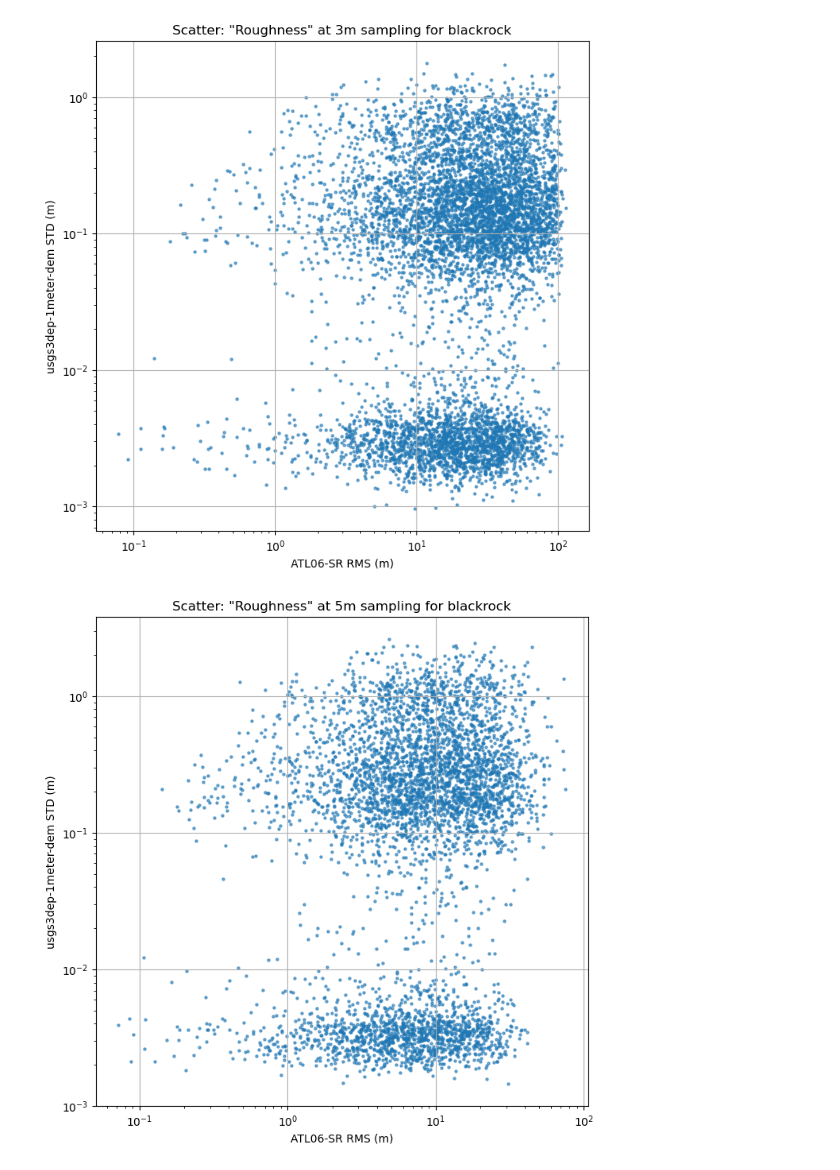
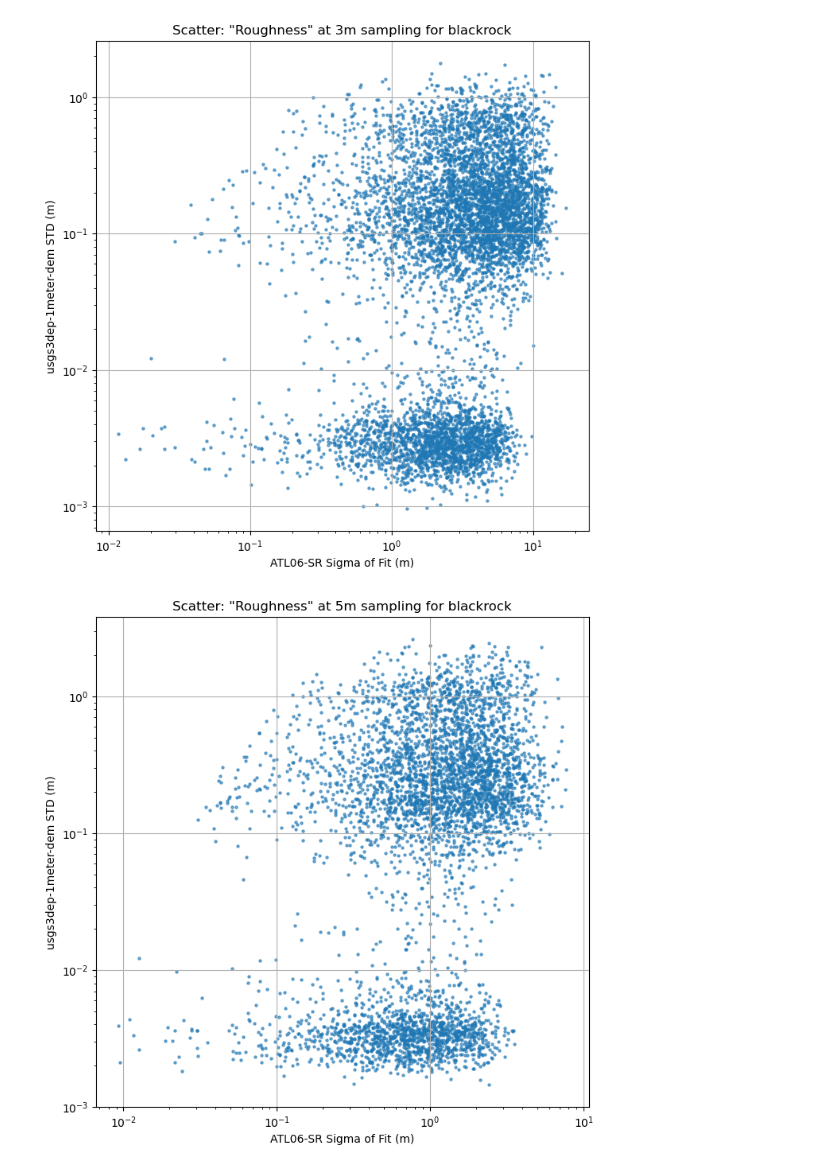
Before and after one commit to ICESAT-2HackWeek/surfit, a Jupyter notebook: contributors/ben/DEM_Comparison_02_plot.ipynb, the cells around one changed output. Saved outputs shown, nothing was run; the diff lists cells and outputs as text; code cells hidden in the pictures.

Commit message:
okay, seriously, here are some interesting plots

```diff
--- a/contributors/ben/DEM_Comparison_02_plot.ipynb
+++ b/contributors/ben/DEM_Comparison_02_plot.ipynb
@@ -64,7 +64,7 @@ for index in range(len(resolutions_of_sampling)):
 
     dist = df['distance']-np.min(df['distance'])
     atl06_h = df.h_mean
-    atl06_rms = df.rms_misfit
+    atl06_sigma = df.h_sigma
 
     # Create the figure and subplots
     fig, axs = plt.subplots(2, 1, figsize=(8, 8))
@@ -76,7 +76,7 @@ for index in range(len(resolutions_of_sampling)):
     axs[0].legend()
 
     # Plotting the second line plot on the left y-axis
-    axs[1].scatter(dist, atl06_rms, s=5, marker='s', color='black', label='ATL06-SR RMS of Fit')
+    axs[1].scatter(dist, atl06_sigma, s=5, marker='s', color='black', label='ATL06-SR Sigma of Fit')
     axs[1].set_ylabel('"Roughness"?? (m)')
     axs[1].legend(loc='upper left')
 
@@ -108,7 +108,7 @@ for index in range(len(resolutions_of_sampling)):
     axs[0].legend()
 
     # Plotting the second line plot on the left y-axis
-    axs[1].scatter(dist, atl06_rms, s=20, marker='s', color='black', label='ATL06-SR RMS of Fit')
+    axs[1].scatter(dist, atl06_sigma, s=20, marker='s', color='black', label='ATL06-SR Sigma of Fit')
     axs[1].set_ylabel('"Roughness"?? (m)')
     axs[1].legend(loc='upper left')
 
@@ -147,7 +147,7 @@ for index in range(len(resolutions_of_sampling)):
     axs[0].legend()
 
     # Plotting the second line plot on the left y-axis
-    axs[1].scatter(dist, atl06_rms, s=20, marker='s', color='black', label='ATL06-SR RMS of Fit')
+    axs[1].scatter(dist, atl06_sigma, s=20, marker='s', color='black', label='ATL06-SR Sigma of Fit')
     axs[1].set_ylabel('"Roughness"?? (m)')
     axs[1].legend(loc='upper left')
 
@@ -220,35 +220,35 @@ for index in range(len(resolutions_of_sampling)):
             dem_std[i] = float(dem_std[i].strip('[]').split()[0])
 
     # dem_std = np.array([float(s.strip('[]')) for s in dem_std])
 
     dist = df['distance']-np.min(df['distance'])
     atl06_h = df.h_mean
-    atl06_rms = df.rms_misfit
+    atl06_sigma = df.h_sigma
 
     # Create the figure and subplots
     fig, ax = plt.subplots(1, 1, figsize=(8, 8))
 
     # Plotting the first line plot on the left y-axis
     # axs[0].scatter(atl06_h, dem_el, marker='o', alpha=0.8, s=1, label='Elevation')
     # axs[0].set_ylabel(f'{dem_to_sample} elevation (m)')
     # axs[0].set_xlabel('ATL06-SR elevation (m)')
 
     # Plotting the second line plot on the left y-axis
-    ax.scatter(atl06_rms, dem_std, marker='.', alpha=0.6, s=20, label='Elevation')
+    ax.scatter(atl06_sigma, dem_std, marker='.', alpha=0.6, s=20, label='Elevation')
     ax.set_ylabel(f'{dem_to_sample} STD (m)')
-    ax.set_xlabel('ATL06-SR RMS (m)')
+    ax.set_xlabel('ATL06-SR Sigma of Fit (m)')
 
     # Adjust spacing between subplots
     plt.subplots_adjust(hspace=0.2)
     ax.grid()
     # axs[1].grid()
     # axs[0].
     ax.set_yscale('log')
     ax.set_xscale('log')
 
     ax.set_title(f'Scatter: "Roughness" at {res_of_samp}m sampling for {site}')
 
     plt.savefig(f'{site}_sampling{res_of_samp}m_scatter_std_rms.png', dpi=150)
 # %% [output]
-[figure, old version]
+[figure, new version]
-[figure, old version]
+[figure, new version]
```
Also changed, not shown: parts of 2 cells of this notebook, 24 other files.
